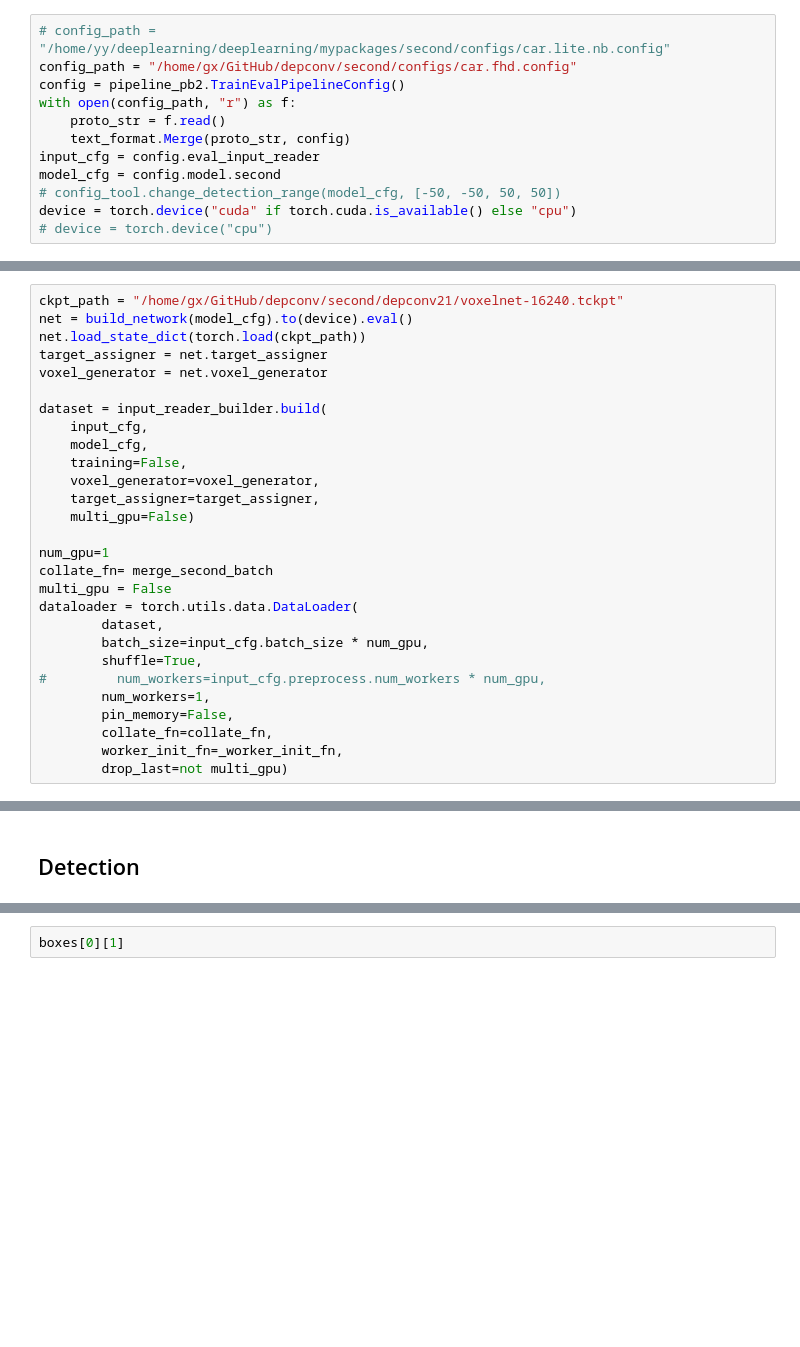
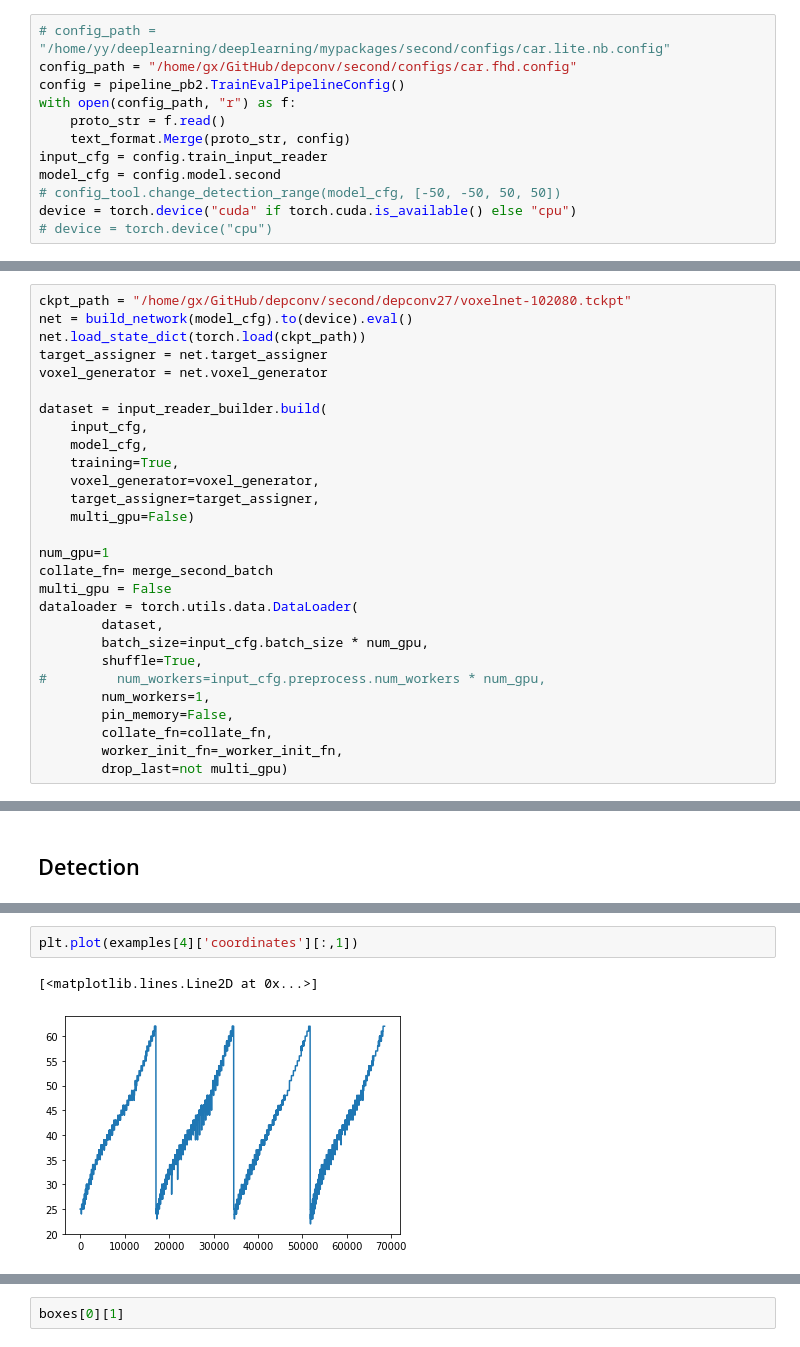
Before and after one commit to reveriel/depconv, a Jupyter notebook: second/simple-inference.ipynb, the cells around one changed output, grey strips where cells are left out. Saved outputs shown, nothing was run; the diff lists cells and outputs as text; blank space fills up the shorter version.

```diff
--- a/second/simple-inference.ipynb
+++ b/second/simple-inference.ipynb
@@ -32,7 +32,7 @@ config = pipeline_pb2.TrainEvalPipelineConfig()
 with open(config_path, "r") as f:
     proto_str = f.read()
     text_format.Merge(proto_str, config)
-input_cfg = config.eval_input_reader
+input_cfg = config.train_input_reader
 model_cfg = config.model.second
 # config_tool.change_detection_range(model_cfg, [-50, -50, 50, 50])
 device = torch.device("cuda" if torch.cuda.is_available() else "cpu")
@@ -40,7 +40,7 @@ device = torch.device("cuda" if torch.cuda.is_available() else "cpu")
 # %% [markdown]
 ## Build Network, Target Assigner and Voxel Generator
 # %%
-ckpt_path = "/home/gx/GitHub/depconv/second/depconv21/voxelnet-16240.tckpt"
+ckpt_path = "/home/gx/GitHub/depconv/second/depconv27/voxelnet-102080.tckpt"
 net = build_network(model_cfg).to(device).eval()
 net.load_state_dict(torch.load(ckpt_path))
 target_assigner = net.target_assigner
@@ -49,7 +49,7 @@ voxel_generator = net.voxel_generator
 dataset = input_reader_builder.build(
     input_cfg,
     model_cfg,
-    training=False,
+    training=True,
     voxel_generator=voxel_generator,
     target_assigner=target_assigner,
     multi_gpu=False)
@@ -138,0 +198,5 @@ examples[0]['voxels'].shape
+# %%
+plt.plot(examples[4]['coordinates'][:,1])
+# %% [output]
+[<matplotlib.lines.Line2D at 0x...>]
+[figure, added]
```
Also changed, not shown: parts of 54 cells of this notebook, 17 other files.
